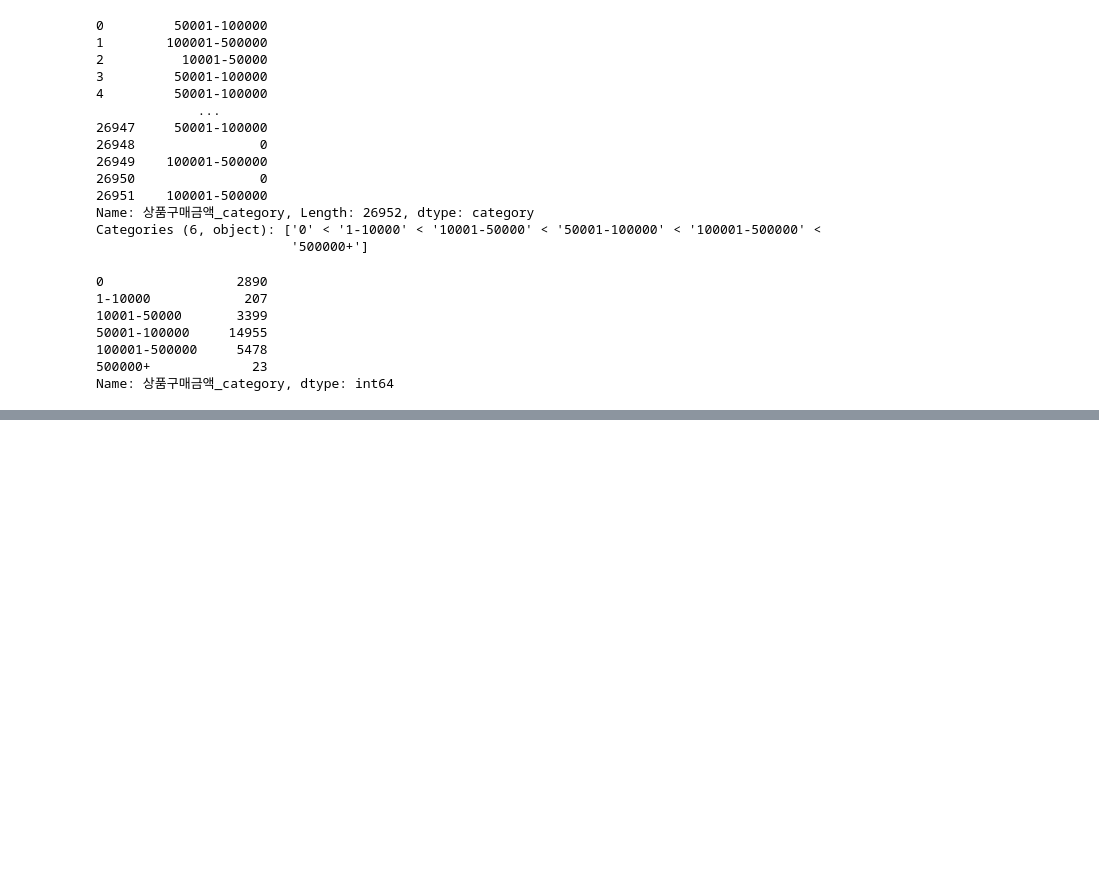
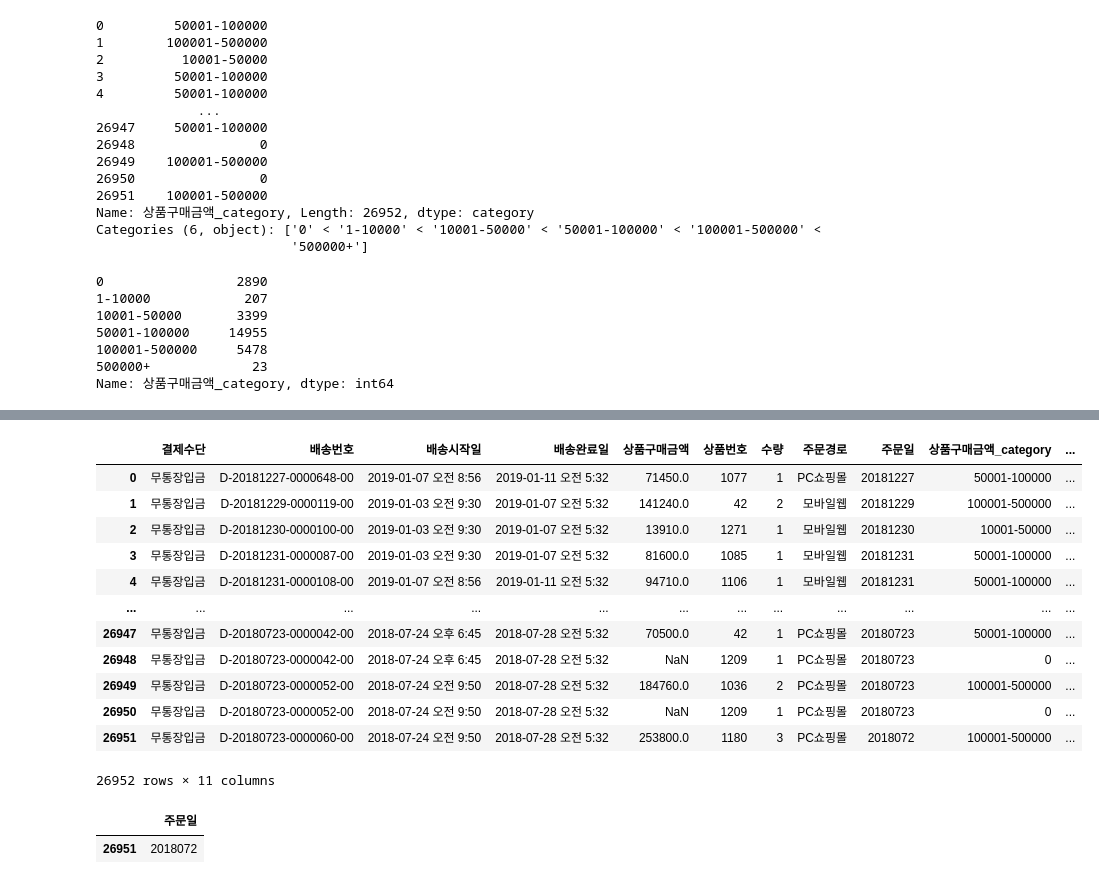
Before and after one commit to entangelk/study_data_analytics, a Jupyter notebook: docs/quests/EDAs/EDA_ShoppingMallDeliveryWithDate.ipynb, the cells around one changed output, grey strips where cells are left out. Saved outputs shown, nothing was run; the diff lists cells and outputs as text; code cells hidden in the pictures; blank space fills up the shorter version.

```diff
--- a/docs/quests/EDAs/EDA_ShoppingMallDeliveryWithDate.ipynb
+++ b/docs/quests/EDAs/EDA_ShoppingMallDeliveryWithDate.ipynb
@@ -91,0 +231,2 @@ Name: 상품구매금액_category, dtype: int64
+# %%
+get_data = get_data.dropna()
@@ -91,0 +257,3 @@ Name: 상품구매금액_category, dtype: int64
+# %%
+get_data['주문일_month'] = get_data['주문일'].astype(str).str.slice(4, 6).astype(int)
+get_data['주문일_month']
@@ -91,0 +318,21 @@ Name: 상품구매금액_category, dtype: int64
+# %%
+get_data
+# %% [output]
+|  | 결제수단 | 배송번호 | 배송시작일 | 배송완료일 | 상품구매금액 | 상품번호 | 수량 | 주문경로 | 주문일 | 상품구매금액_category | ... |
+| 0 | 무통장입금 | D-20181227-0000648-00 | 2019-01-07 오전 8:56 | 2019-01-11 오전 5:32 | 71450.0 | 1077 | 1 | PC쇼핑몰 | 20181227 | 50001-100000 | ... |
+| 1 | 무통장입금 | D-20181229-0000119-00 | 2019-01-03 오전 9:30 | 2019-01-07 오전 5:32 | 141240.0 | 42 | 2 | 모바일웹 | 20181229 | 100001-500000 | ... |
+| 2 | 무통장입금 | D-20181230-0000100-00 | 2019-01-03 오전 9:30 | 2019-01-07 오전 5:32 | 13910.0 | 1271 | 1 | 모바일웹 | 20181230 | 10001-50000 | ... |
+| 3 | 무통장입금 | D-20181231-0000087-00 | 2019-01-03 오전 9:30 | 2019-01-07 오전 5:32 | 81600.0 | 1085 | 1 | 모바일웹 | 20181231 | 50001-100000 | ... |
+| 4 | 무통장입금 | D-20181231-0000108-00 | 2019-01-07 오전 8:56 | 2019-01-11 오전 5:32 | 94710.0 | 1106 | 1 | 모바일웹 | 20181231 | 50001-100000 | ... |
+| ... | ... | ... | ... | ... | ... | ... | ... | ... | ... | ... | ... |
+| 26947 | 무통장입금 | D-20180723-0000042-00 | 2018-07-24 오후 6:45 | 2018-07-28 오전 5:32 | 70500.0 | 42 | 1 | PC쇼핑몰 | 20180723 | 50001-100000 | ... |
+| 26948 | 무통장입금 | D-20180723-0000042-00 | 2018-07-24 오후 6:45 | 2018-07-28 오전 5:32 | NaN | 1209 | 1 | PC쇼핑몰 | 20180723 | 0 | ... |
+| 26949 | 무통장입금 | D-20180723-0000052-00 | 2018-07-24 오전 9:50 | 2018-07-28 오전 5:32 | 184760.0 | 1036 | 2 | PC쇼핑몰 | 20180723 | 100001-500000 | ... |
+| 26950 | 무통장입금 | D-20180723-0000052-00 | 2018-07-24 오전 9:50 | 2018-07-28 오전 5:32 | NaN | 1209 | 1 | PC쇼핑몰 | 20180723 | 0 | ... |
+| 26951 | 무통장입금 | D-20180723-0000060-00 | 2018-07-24 오전 9:50 | 2018-07-28 오전 5:32 | 253800.0 | 1180 | 3 | PC쇼핑몰 | 2018072 | 100001-500000 | ... |
+26952 rows × 11 columns
+# %%
+get_data[['주문일']].astype(str).query('주문일.str.len() != 8')
+# %% [output]
+|  | 주문일 |
+| 26951 | 2018072 |
```
Also changed, not shown: parts of 29 cells of this notebook.
